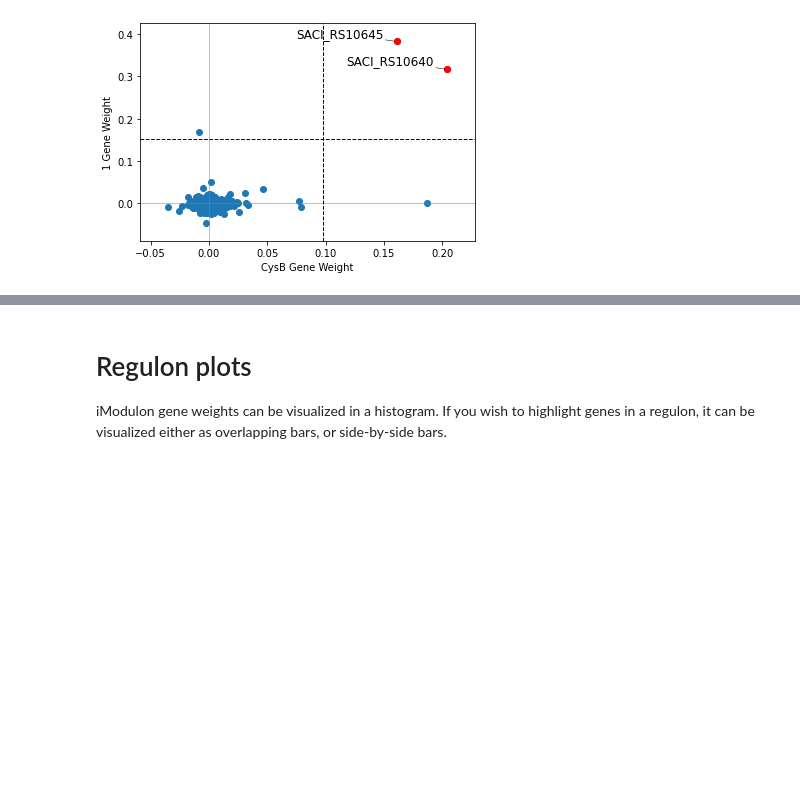
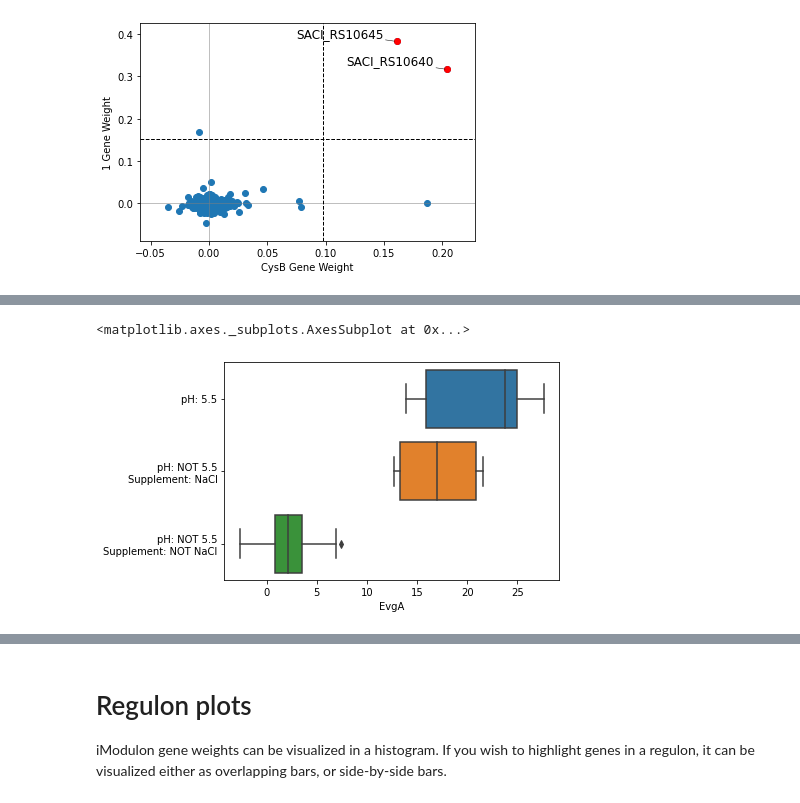
Before and after one commit to SBRG/pymodulon, a Jupyter notebook: notebooks/Visualizations.ipynb, the cells around one changed output, grey strips where cells are left out. Saved outputs shown, nothing was run; the diff lists cells and outputs as text; code cells hidden in the pictures; blank space fills up the shorter version.

Commit message:
feature: Added examples for metadata_boxplot in Visualizations.ipynb

```diff
--- a/notebooks/Visualizations.ipynb
+++ b/notebooks/Visualizations.ipynb
@@ -140,0 +149,5 @@ compare_gene_weights(ica_data,'CysB',
+# %%
+metadata_boxplot(ica_data,"EvgA",ignore_cols=['GEO','study','project','DOI'])
+# %% [output]
+<matplotlib.axes._subplots.AxesSubplot at 0x...>
+[figure, added]
```
Also changed, not shown: parts of 8 cells of this notebook, 1 other file.
